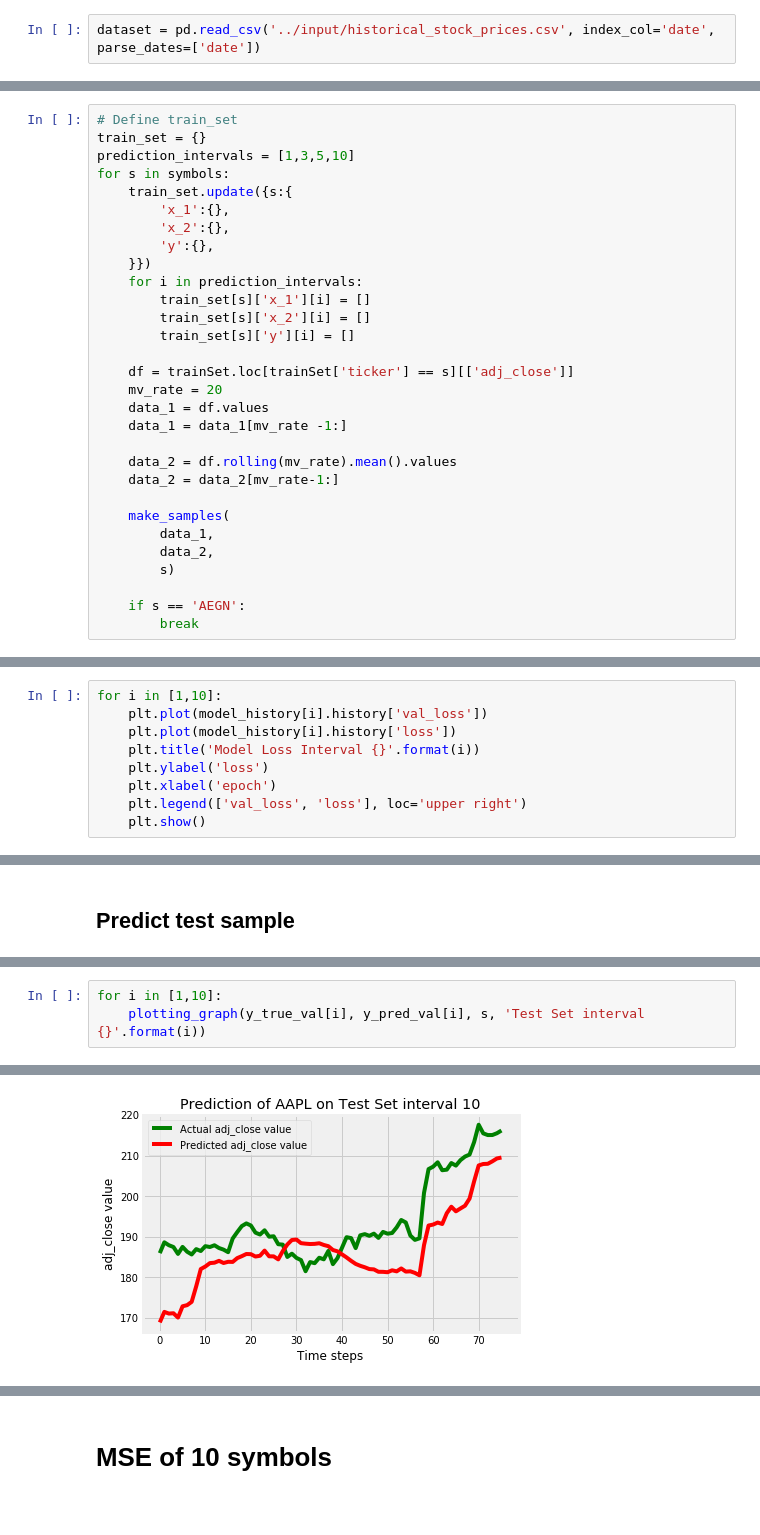
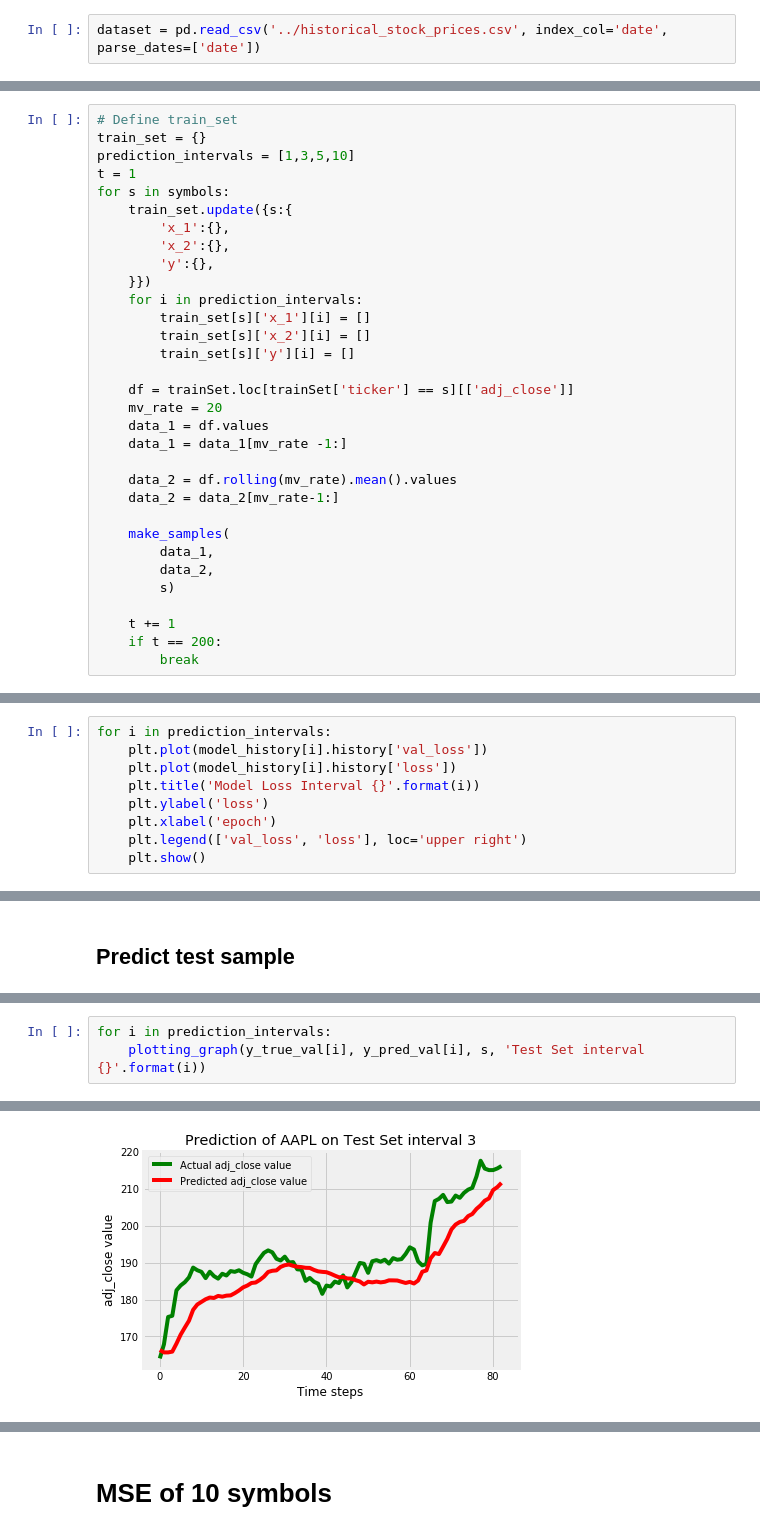
Before and after one commit to sey-kh/internship-tw, a Jupyter notebook: 07-02/1_1_add_mv_feature.ipynb, the cells around one changed output, grey strips where cells are left out. Drawn from its saved outputs; the diff is of its cells as text.

```diff
--- a/07-02/1_1_add_mv_feature.ipynb
+++ b/07-02/1_1_add_mv_feature.ipynb
@@ -13,7 +13,7 @@ import keras
 # %% [output]
 Using TensorFlow backend.
 # %%
-dataset = pd.read_csv('../input/historical_stock_prices.csv', index_col='date', parse_dates=['date'])
+dataset = pd.read_csv('../historical_stock_prices.csv', index_col='date', parse_dates=['date'])
 # %%
 trainSet = dataset['2015':'2017'].sort_values(by=['ticker','date'])
 testSet = dataset['2018':].sort_values(by=['ticker','date'])
@@ -65,6 +65,7 @@ def make_samples(
 # Define train_set
 train_set = {}
 prediction_intervals = [1,3,5,10]
+t = 1
 for s in symbols:
     train_set.update({s:{
         'x_1':{},
@@ -89,7 +90,8 @@ for s in symbols:
         data_2,
         s)
 
-    if s == 'AEGN':
+    t += 1
+    if t == 200:
         break
 # %%
 # Callback functions
@@ -156,7 +158,7 @@ Epoch 43/100
 # %% [markdown]
 ## Loss Graph
 # %%
-for i in [1,10]:
+for i in prediction_intervals:
     plt.plot(model_history[i].history['val_loss'])
     plt.plot(model_history[i].history['loss'])
     plt.title('Model Loss Interval {}'.format(i))
@@ -288,4 +292,4 @@ Test Set -> MSE of AAPL inveral 10: 80.5214814830908
 # %%
-for i in [1,10]:
+for i in prediction_intervals:
     plotting_graph(y_true_val[i], y_pred_val[i], s, 'Test Set interval {}'.format(i))
 # %% [output]
@@ -293 +297 @@ for i in [1,10]:
-[figure, old version]
+[figure, new version]
```
Also changed, not shown: parts of 10 cells of this notebook, 3 other files.
